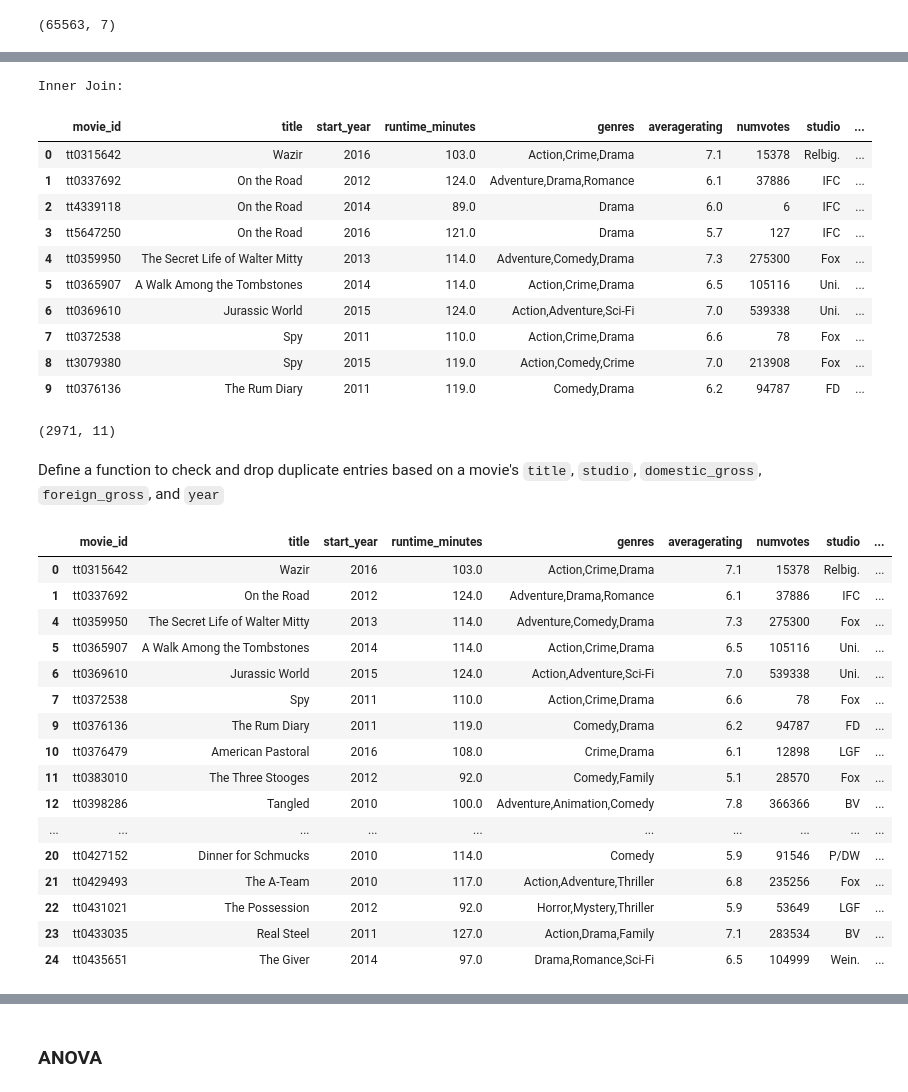
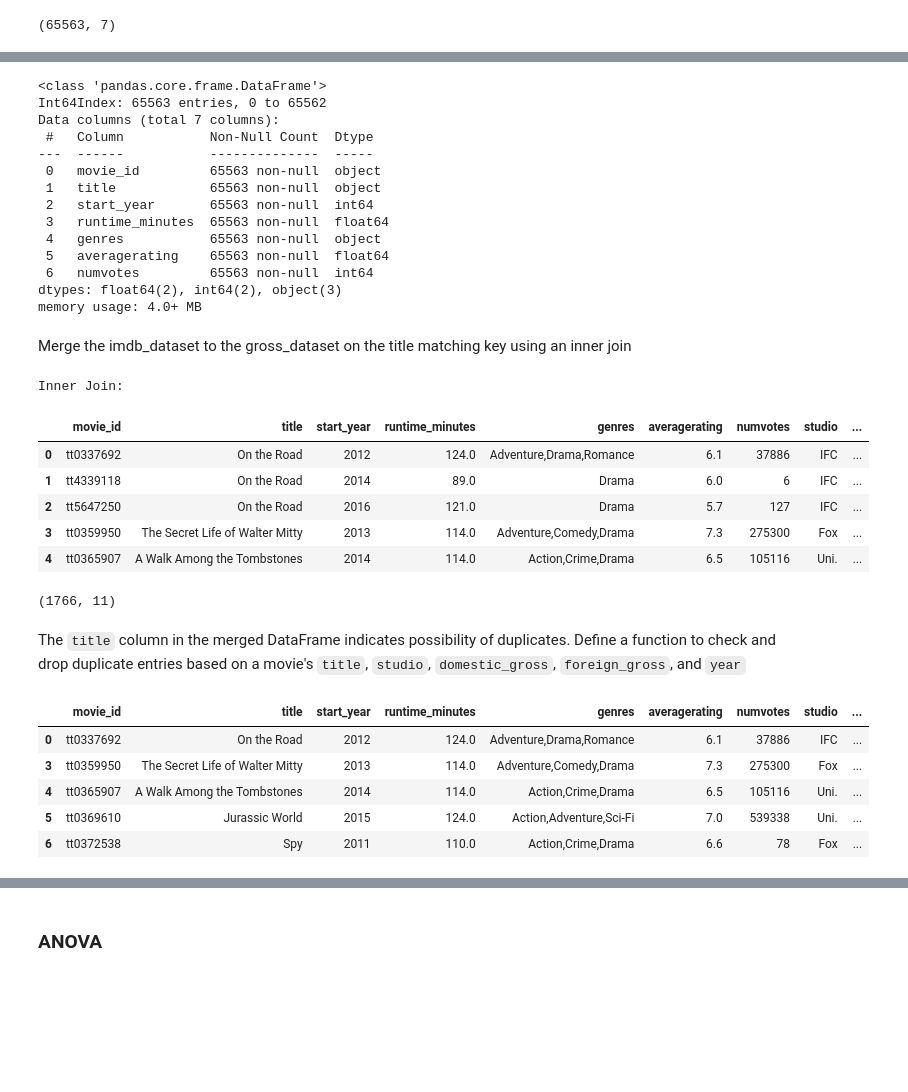
Before and after one commit to mwakad/box-office-movie-insights, a Jupyter notebook: notebooks/daniel.ipynb, the cells around one changed output, grey strips where cells are left out. Cells and saved outputs as stored; diff of their text form; code cells hidden in the pictures; blank space fills up the shorter version.

```diff
--- a/notebooks/daniel.ipynb
+++ b/notebooks/daniel.ipynb
@@ -76,4 +76,4 @@ memory usage: 132.4+ KB
 There are multiple rows entries with missing data values for the `studio`, `domestic_gross`, and `foreign_gross` columns.
 # %%
 # Create a copy of the data DataFrame to perform data cleaning
-gross_data = movie_gross_data.copy()
+gross_dataset = movie_gross_data.copy()
@@ -96,3 +80,5 @@ Name: studio, Length: 257, dtype: int64
 # %%
-# Drop row entries with missing values for the 'studio' column
-gross_data = gross_data.dropna(subset=['studio'])
+# Drop row entries with missing values for the 'studio', `domestic_gross`, and `foreign_gross` column
+gross_dataset = gross_dataset.dropna(subset=['studio'])
+gross_dataset = gross_dataset.dropna(subset=['domestic_gross'])
+gross_dataset = gross_dataset.dropna(subset=['foreign_gross'])
@@ -110,7 +86,7 @@ dtype: object
 # convert the foreign_gross from object to float64
 
 # Remove commas
-gross_data['foreign_gross'] = gross_data['foreign_gross'].astype(str).str.replace(',', '')
+gross_dataset['foreign_gross'] = gross_dataset['foreign_gross'].astype(str).str.replace(',', '')
 
 # Convert to float datatype
-gross_data['foreign_gross'] = pd.to_numeric(gross_data['foreign_gross'], errors='coerce')
+gross_dataset['foreign_gross'] = pd.to_numeric(gross_dataset['foreign_gross'], errors='coerce')
@@ -365,64 +266,68 @@ memory usage: 4.0+ MB
+# %%
+# Confirm column attributes and verify no null values
+imdb_dataset.info()
+# %% [output]
+<class 'pandas.core.frame.DataFrame'>
+Int64Index: 65563 entries, 0 to 65562
+Data columns (total 7 columns):
+ #   Column           Non-Null Count  Dtype
+---  ------           --------------  -----
+ 0   movie_id         65563 non-null  object
+ 1   title            65563 non-null  object
+ 2   start_year       65563 non-null  int64
+ 3   runtime_minutes  65563 non-null  float64
+ 4   genres           65563 non-null  object
+ 5   averagerating    65563 non-null  float64
+ 6   numvotes         65563 non-null  int64
+dtypes: float64(2), int64(2), object(3)
+memory usage: 4.0+ MB
+# %% [markdown]
+Merge the imdb_dataset to the gross_dataset on the title matching key using an inner join
 # %%
 # Using an inner join to merge
-df = pd.merge(imdb_dataset, gross_data, on='title', how='inner')
+df = pd.merge(imdb_dataset, gross_dataset, on='title', how='inner')
 print("Inner Join:")
-df.head(10)
+df.head()
 # %% [output]
 Inner Join:
 |  | movie_id | title | start_year | runtime_minutes | genres | averagerating | numvotes | studio | ... |
-| 0 | tt0315642 | Wazir | 2016 | 103.0 | Action,Crime,Drama | 7.1 | 15378 | Relbig. | ... |
-| 1 | tt0337692 | On the Road | 2012 | 124.0 | Adventure,Drama,Romance | 6.1 | 37886 | IFC | ... |
-| 2 | tt4339118 | On the Road | 2014 | 89.0 | Drama | 6.0 | 6 | IFC | ... |
-| 3 | tt5647250 | On the Road | 2016 | 121.0 | Drama | 5.7 | 127 | IFC | ... |
-| 4 | tt0359950 | The Secret Life of Walter Mitty | 2013 | 114.0 | Adventure,Comedy,Drama | 7.3 | 275300 | Fox | ... |
-| 5 | tt0365907 | A Walk Among the Tombstones | 2014 | 114.0 | Action,Crime,Drama | 6.5 | 105116 | Uni. | ... |
-| 6 | tt0369610 | Jurassic World | 2015 | 124.0 | Action,Adventure,Sci-Fi | 7.0 | 539338 | Uni. | ... |
-| 7 | tt0372538 | Spy | 2011 | 110.0 | Action,Crime,Drama | 6.6 | 78 | Fox | ... |
-| 8 | tt3079380 | Spy | 2015 | 119.0 | Action,Comedy,Crime | 7.0 | 213908 | Fox | ... |
-| 9 | tt0376136 | The Rum Diary | 2011 | 119.0 | Comedy,Drama | 6.2 | 94787 | FD | ... |
+| 0 | tt0337692 | On the Road | 2012 | 124.0 | Adventure,Drama,Romance | 6.1 | 37886 | IFC | ... |
+| 1 | tt4339118 | On the Road | 2014 | 89.0 | Drama | 6.0 | 6 | IFC | ... |
+| 2 | tt5647250 | On the Road | 2016 | 121.0 | Drama | 5.7 | 127 | IFC | ... |
+| 3 | tt0359950 | The Secret Life of Walter Mitty | 2013 | 114.0 | Adventure,Comedy,Drama | 7.3 | 275300 | Fox | ... |
+| 4 | tt0365907 | A Walk Among the Tombstones | 2014 | 114.0 | Action,Crime,Drama | 6.5 | 105116 | Uni. | ... |
 # %%
 # Create a copy of the df DataFrame and check shape
 df_clean = df.copy()
 df_clean.shape
 # %% [output]
-(2971, 11)
+(1766, 11)
 # %% [markdown]
-Define a function to check and drop duplicate entries based on a movie's `title`, `studio`, `domestic_gross`, `foreign_gross`, and `year`
+The `title` column in the merged DataFrame indicates possibility of duplicates. Define a function to check and drop duplicate entries based on a movie's `title`, `studio`, `domestic_gross`, `foreign_gross`, and `year`
 # %%
 def drop_duplicate_entries(df):
     """
     Define function to drop duplicate entries based on:
     - Marching title
     - Produced by studio
     - Same domestic_gross
     - Same foreign_gross
     - Produced same year
     """
     columns_to_check = ['title', 'studio', 'domestic_gross', 'foreign_gross', 'year']
     duplicate_removed = df.drop_duplicates(subset=columns_to_check, keep='first')
     return duplicate_removed
 
 # Call the drop_duplicate function and pass in df_clean as the argument
 df_clean = drop_duplicate_entries(df_clean)
-df_clean.head(20)
+df_clean.head()
 # %% [output]
 |  | movie_id | title | start_year | runtime_minutes | genres | averagerating | numvotes | studio | ... |
-| 0 | tt0315642 | Wazir | 2016 | 103.0 | Action,Crime,Drama | 7.1 | 15378 | Relbig. | ... |
-| 1 | tt0337692 | On the Road | 2012 | 124.0 | Adventure,Drama,Romance | 6.1 | 37886 | IFC | ... |
-| 4 | tt0359950 | The Secret Life of Walter Mitty | 2013 | 114.0 | Adventure,Comedy,Drama | 7.3 | 275300 | Fox | ... |
-| 5 | tt0365907 | A Walk Among the Tombstones | 2014 | 114.0 | Action,Crime,Drama | 6.5 | 105116 | Uni. | ... |
-| 6 | tt0369610 | Jurassic World | 2015 | 124.0 | Action,Adventure,Sci-Fi | 7.0 | 539338 | Uni. | ... |
-| 7 | tt0372538 | Spy | 2011 | 110.0 | Action,Crime,Drama | 6.6 | 78 | Fox | ... |
-| 9 | tt0376136 | The Rum Diary | 2011 | 119.0 | Comedy,Drama | 6.2 | 94787 | FD | ... |
-| 10 | tt0376479 | American Pastoral | 2016 | 108.0 | Crime,Drama | 6.1 | 12898 | LGF | ... |
-| 11 | tt0383010 | The Three Stooges | 2012 | 92.0 | Comedy,Family | 5.1 | 28570 | Fox | ... |
-| 12 | tt0398286 | Tangled | 2010 | 100.0 | Adventure,Animation,Comedy | 7.8 | 366366 | BV | ... |
-| ... | ... | ... | ... | ... | ... | ... | ... | ... | ... |
-| 20 | tt0427152 | Dinner for Schmucks | 2010 | 114.0 | Comedy | 5.9 | 91546 | P/DW | ... |
-| 21 | tt0429493 | The A-Team | 2010 | 117.0 | Action,Adventure,Thriller | 6.8 | 235256 | Fox | ... |
-| 22 | tt0431021 | The Possession | 2012 | 92.0 | Horror,Mystery,Thriller | 5.9 | 53649 | LGF | ... |
-| 23 | tt0433035 | Real Steel | 2011 | 127.0 | Action,Drama,Family | 7.1 | 283534 | BV | ... |
-| 24 | tt0435651 | The Giver | 2014 | 97.0 | Drama,Romance,Sci-Fi | 6.5 | 104999 | Wein. | ... |
+| 0 | tt0337692 | On the Road | 2012 | 124.0 | Adventure,Drama,Romance | 6.1 | 37886 | IFC | ... |
+| 3 | tt0359950 | The Secret Life of Walter Mitty | 2013 | 114.0 | Adventure,Comedy,Drama | 7.3 | 275300 | Fox | ... |
+| 4 | tt0365907 | A Walk Among the Tombstones | 2014 | 114.0 | Action,Crime,Drama | 6.5 | 105116 | Uni. | ... |
+| 5 | tt0369610 | Jurassic World | 2015 | 124.0 | Action,Adventure,Sci-Fi | 7.0 | 539338 | Uni. | ... |
+| 6 | tt0372538 | Spy | 2011 | 110.0 | Action,Crime,Drama | 6.6 | 78 | Fox | ... |
 # %%
 # Create a new column for total_grossing
 df_clean['total_grossing'] = df_clean['domestic_gross'] + df_clean['foreign_gross']
```
Also changed, not shown: parts of 34 cells of this notebook.
